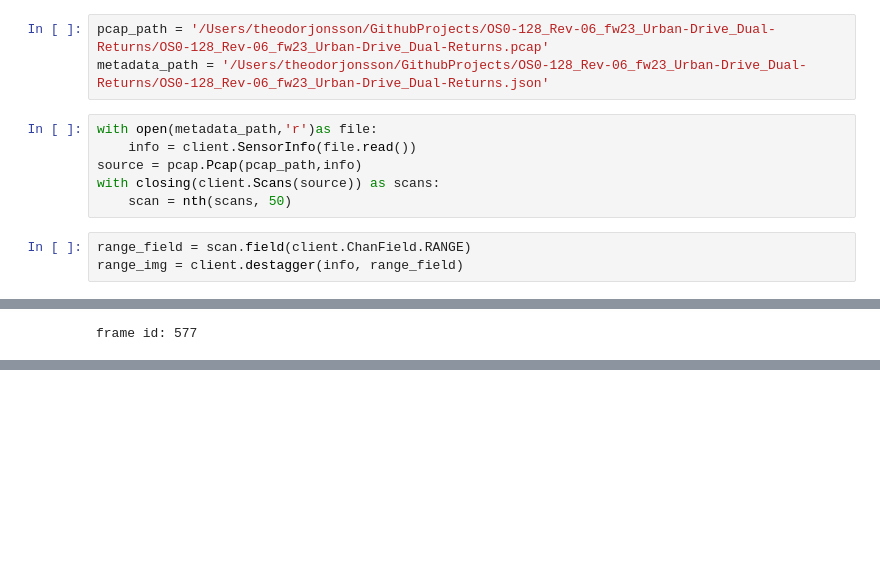
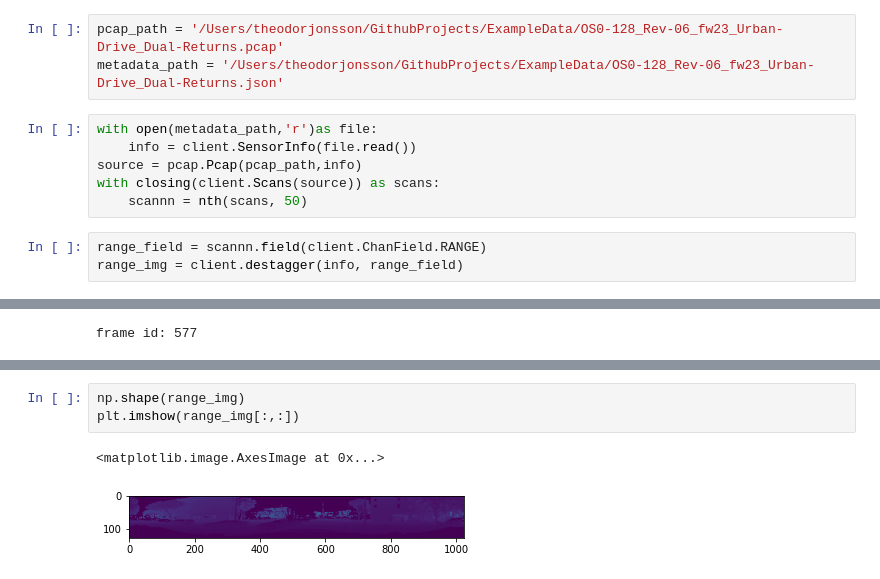
Before and after one commit to adopticum/OusterTesting, a Jupyter notebook: test_sample.ipynb, the cells around one changed output, grey strips where cells are left out. Cells and saved outputs as stored; diff of their text form; blank space fills up the shorter version.

```diff
--- a/test_sample.ipynb
+++ b/test_sample.ipynb
@@ -8,12 +16,12 @@ import numpy as np
 # %%
-pcap_path = '/Users/theodorjonsson/GithubProjects/OS0-128_Rev-06_fw23_Urban-Drive_Dual-Returns/OS0-128_Rev-06_fw23_Urban-Drive_Dual-Returns.pcap'
-metadata_path = '/Users/theodorjonsson/GithubProjects/OS0-128_Rev-06_fw23_Urban-Drive_Dual-Returns/OS0-128_Rev-06_fw23_Urban-Drive_Dual-Returns.json'
+pcap_path = '/Users/theodorjonsson/GithubProjects/ExampleData/OS0-128_Rev-06_fw23_Urban-Drive_Dual-Returns.pcap'
+metadata_path = '/Users/theodorjonsson/GithubProjects/ExampleData/OS0-128_Rev-06_fw23_Urban-Drive_Dual-Returns.json'
 # %%
 with open(metadata_path,'r')as file:
     info = client.SensorInfo(file.read())
 source = pcap.Pcap(pcap_path,info)
 with closing(client.Scans(source)) as scans:
-    scan = nth(scans, 50)
+    scannn = nth(scans, 50)
 # %%
-range_field = scan.field(client.ChanField.RANGE)
+range_field = scannn.field(client.ChanField.RANGE)
 range_img = client.destagger(info, range_field)
@@ -94,0 +251,6 @@ frame id: 577
+# %%
+np.shape(range_img)
+plt.imshow(range_img[:,:])
+# %% [output]
+<matplotlib.image.AxesImage at 0x...>
+[figure, added]
```
Also changed, not shown: parts of 12 cells of this notebook, 1 other file.
